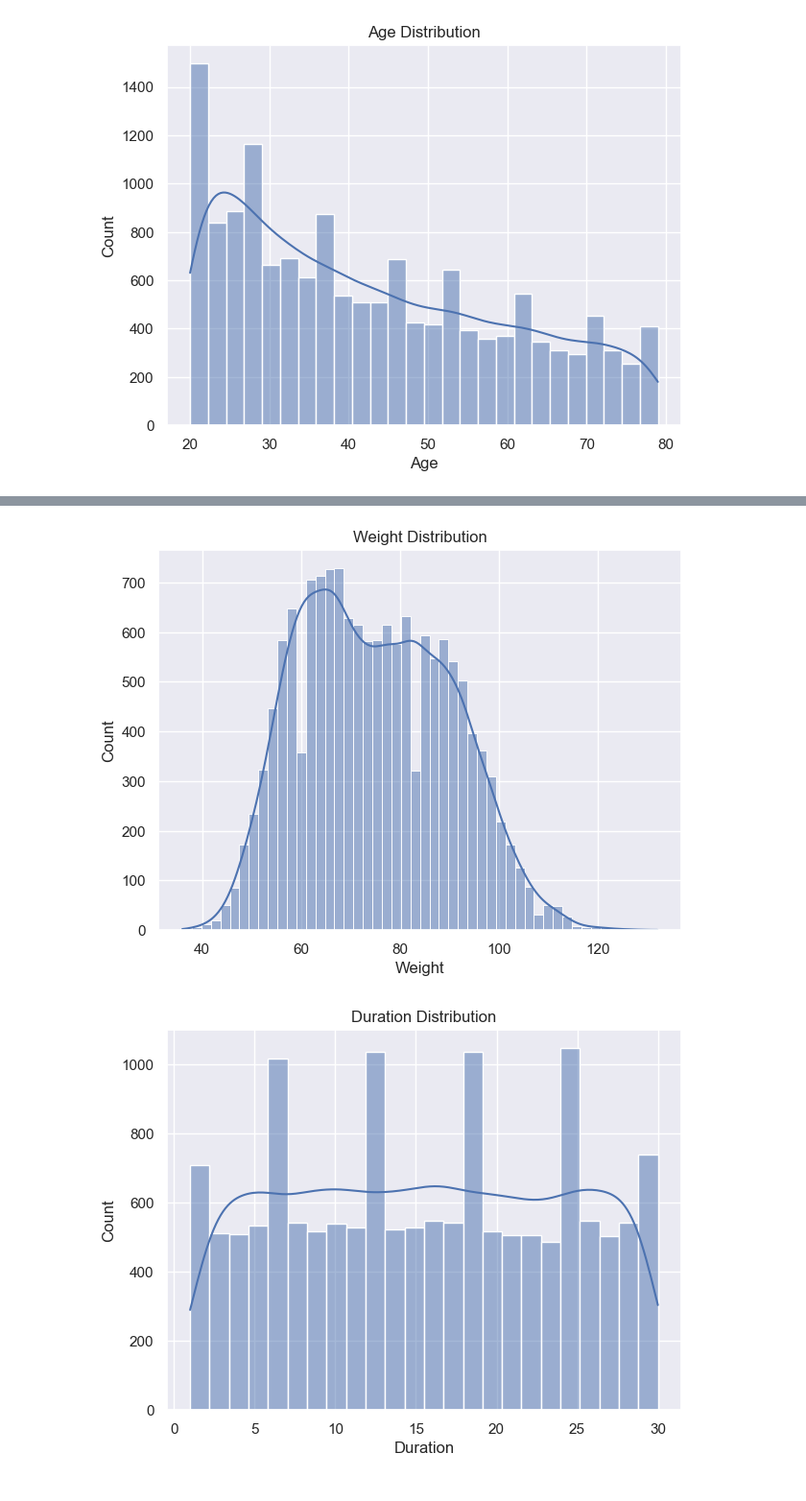
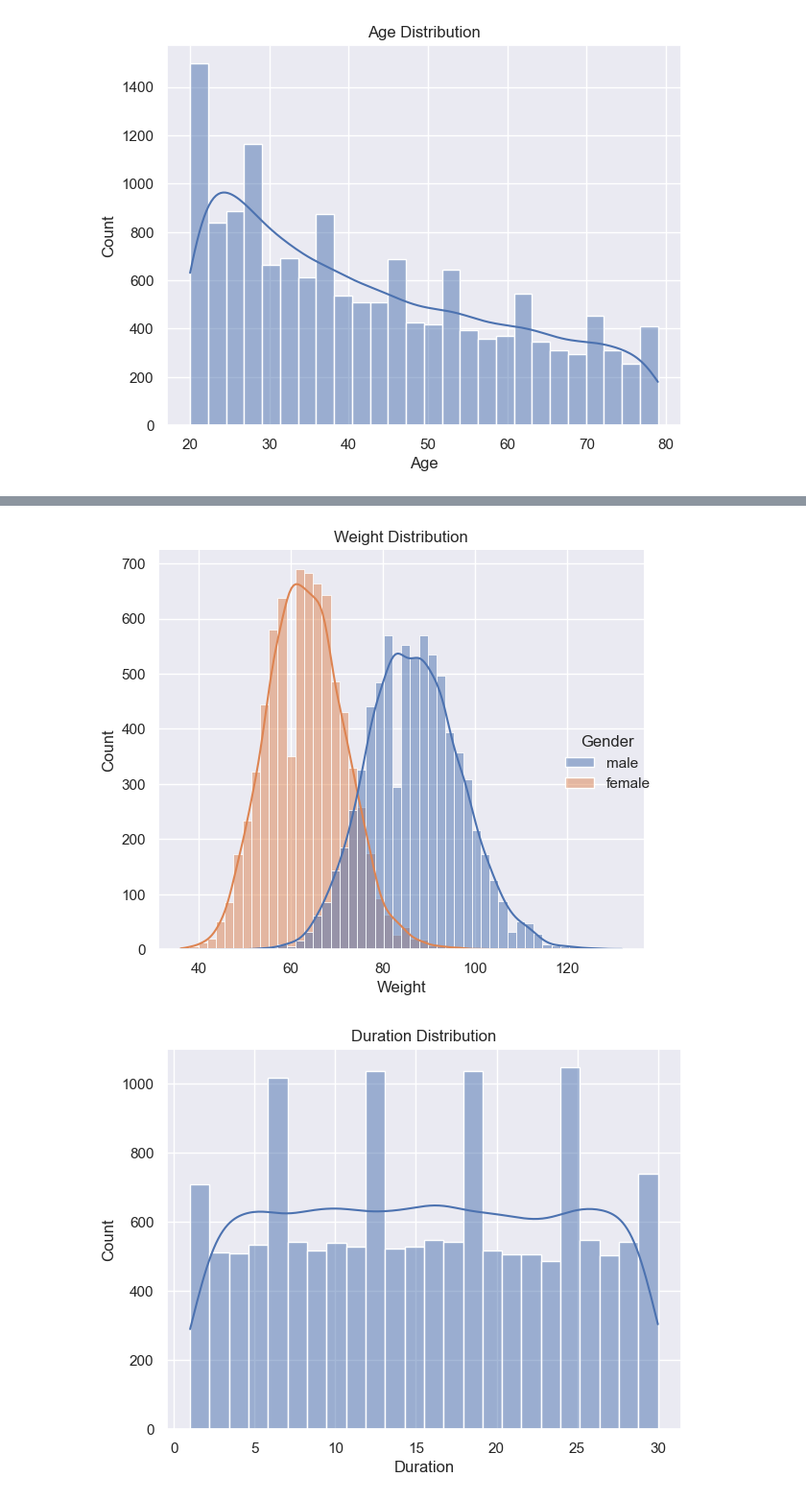
Before and after one commit to Samhan-6/CaloriesBurnPrediction, a Jupyter notebook: Calories Burn Prediction.ipynb, the cells around one changed output, grey strips where cells are left out. Shown at 96% size. Saved outputs shown, nothing was run; the diff lists cells and outputs as text; code cells hidden in the pictures.

```diff
--- a/Calories Burn Prediction.ipynb
+++ b/Calories Burn Prediction.ipynb
@@ -144,11 +146,11 @@ plt.show()
 # %%
 # finding the distribution of "Weight" column
-sns.histplot(calories_data['Weight'], kde=True)
+sns.displot(data=calories_data, x="Weight", hue='Gender', kde=True)
 plt.tight_layout()
 plt.title("Weight Distribution")
 plt.show()
 # %% [output]
-[figure, old version]
+[figure, new version]
 # %%
 sns.histplot(calories_data['Duration'], kde=True)
 plt.tight_layout()
```
Also changed, not shown: parts of 21 cells of this notebook.
